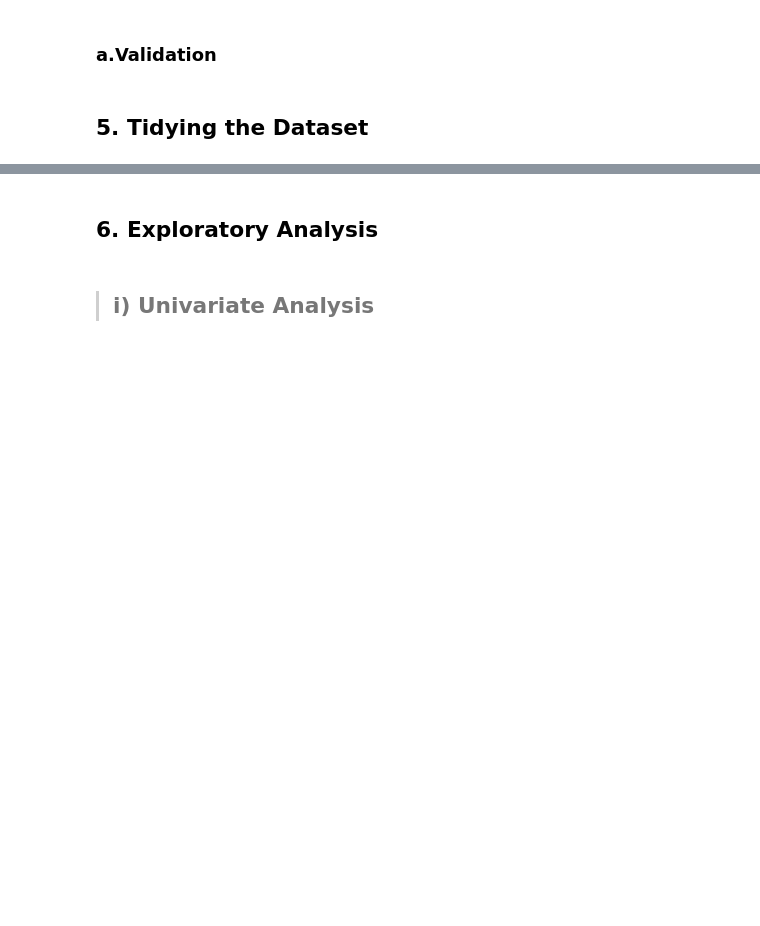
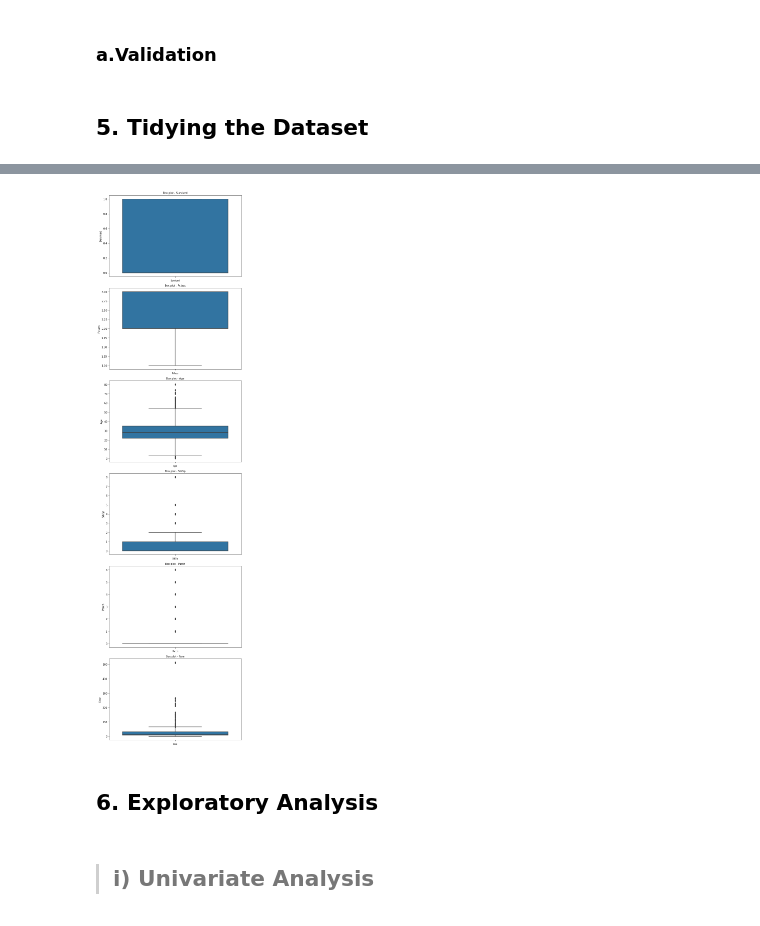
Before and after one commit to Collokd/Titanic-Survival-Classification-Spam-Email-Classification, a Jupyter notebook: Week_9_Independent_Project_Collins_Kemboi(Titanic_Survival_Classification).ipynb, the cells around one changed output, grey strips where cells are left out. Cells and saved outputs as stored; diff of their text form; code cells hidden in the pictures; blank space fills up the shorter version.

```diff
--- a/Week_9_Independent_Project_Collins_Kemboi(Titanic_Survival_Classification).ipynb
+++ b/Week_9_Independent_Project_Collins_Kemboi(Titanic_Survival_Classification).ipynb
@@ -186,0 +257,6 @@ dtype: int64
+# %%
+# We will drop column name Cabin from both dataset as it also contains null values and is not important for our analysis
+
+data1 = data1.drop('Cabin', axis=1)
+
+data2 = data2.drop('Cabin', axis=1)
@@ -186,0 +291,2 @@ dtype: int64
+# %%
+data = data2
@@ -187,3 +322,23 @@ dtype: int64
+# %%
+
+# Checking for outliers from our numerical dataset
+
+import seaborn as sns
+
+col_names = numeric_clmns = data.dtypes[data.dtypes != "object" ].index
+
+fig, ax = plt.subplots(len(col_names), figsize=(8,30))
+
+for i, col_val in enumerate(col_names):
+
+    sns.boxplot(y=data[col_val], ax=ax[i])
+    ax[i].set_title('Box plot - {}'.format(col_val), fontsize=10)
+    ax[i].set_xlabel(col_val, fontsize=8)
+
+plt.tight_layout()
+plt.show()
+# %% [output]
+[figure, added]
 # %% [markdown]
 ## 6. Exploratory Analysis
 # %% [markdown]
```
Also changed, not shown: parts of 77 cells of this notebook.
